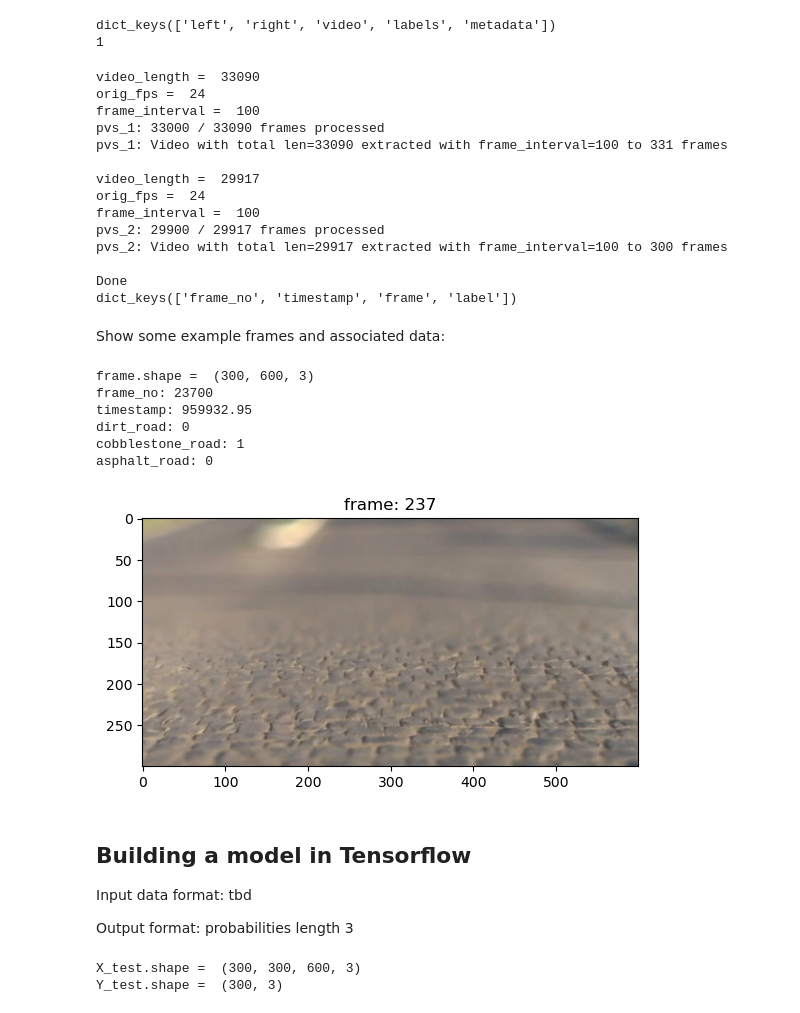
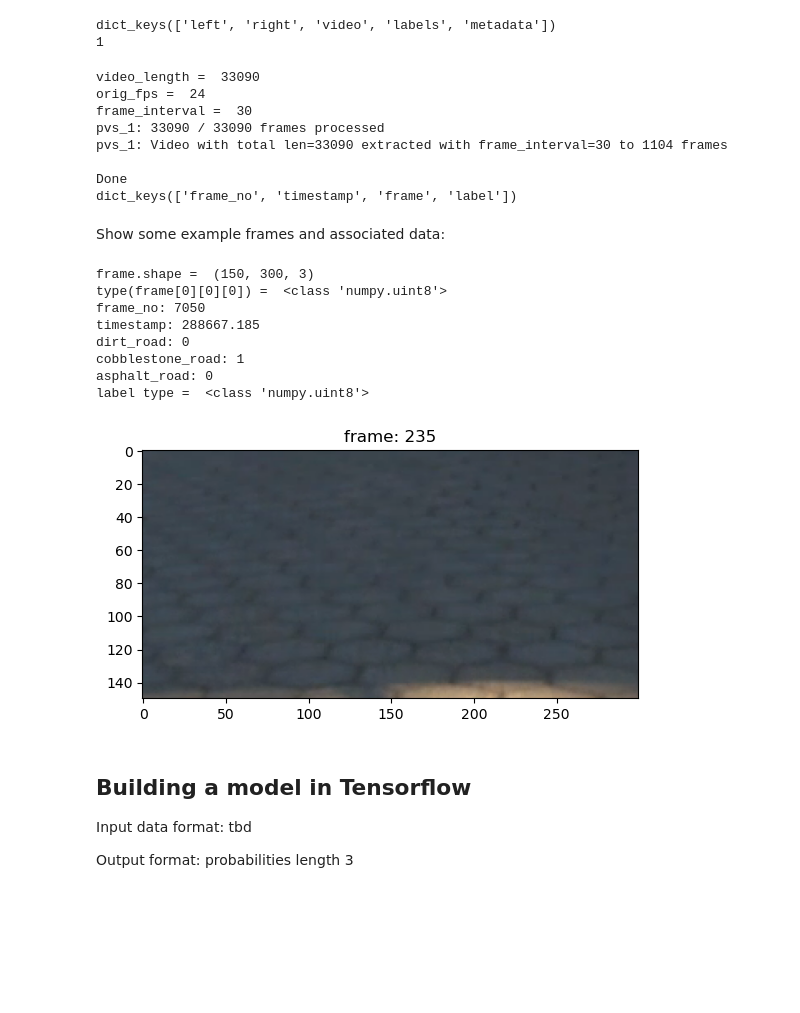
Before and after one commit to mx956/EECE568_ML_PVS_Project, a Jupyter notebook: Road_Surface_Type_Classification/road_classification_Matt.ipynb, the cells around one changed output. Cells and saved outputs as stored; diff of their text form; code cells hidden in the pictures; blank space fills up the shorter version.

Commit message:
Updated data structure, redefined global var

```diff
--- a/Road_Surface_Type_Classification/road_classification_Matt.ipynb
+++ b/Road_Surface_Type_Classification/road_classification_Matt.ipynb
@@ -132,3 +108,21 @@ CROP_VID = False       # crop video to center of screen {dimensions TBD}
+# %%
+# labels; one-hot encoded in DataFrames
+data_class_labels = ["dirt_road", "cobblestone_road", "asphalt_road"]
+
+# datasets to load {PVS_1, ..., PVS_9}
+DATASETS_TO_LOAD = [1]
+
+# Video Processing
+FRAME_INTERVAL = 30
+
+CROP_VID = True
+CROP_WIDTH = 300
+CROP_HEIGHT = 150
+
+# training and validation batch size
+BATCH_SZ = 4
+# epochs
+EPOCHS = 10
 # %%
 datasets = getDataSets(DATASETS_TO_LOAD, datasets_loc)
 # %% [output]
@@ -247,21 +243,15 @@ def extract_frames_to_dataframe(pvs_n, dataset, frame_interval=30):
   print(f"\n{pvs_n}: Video with total len={video_length} extracted with frame_interval={frame_interval} to {num_extracted} frames\n")
 # %%
 for i in DATASETS_TO_LOAD:
-  extract_frames_to_dataframe(f'pvs_{i}', datasets, frame_interval=100)
+  extract_frames_to_dataframe(f'pvs_{i}', datasets, frame_interval=FRAME_INTERVAL)
 print("Done")
-print(datasets['pvs_1']['sampled_video'].keys())
+print(datasets[f'pvs_{DATASETS_TO_LOAD[0]}']['sampled_video'].keys())
 # %% [output]
 video_length =  33090
 orig_fps =  24
-frame_interval =  100
-pvs_1: 33000 / 33090 frames processed
-pvs_1: Video with total len=33090 extracted with frame_interval=100 to 331 frames
-
-video_length =  29917
-orig_fps =  24
-frame_interval =  100
-pvs_2: 29900 / 29917 frames processed
-pvs_2: Video with total len=29917 extracted with frame_interval=100 to 300 frames
+frame_interval =  30
+pvs_1: 33090 / 33090 frames processed
+pvs_1: Video with total len=33090 extracted with frame_interval=30 to 1104 frames
 
 Done
 dict_keys(['frame_no', 'timestamp', 'frame', 'label'])
@@ -269,27 +259,32 @@ dict_keys(['frame_no', 'timestamp', 'frame', 'label'])
 Show some example frames and associated data:
 # %%
 # show some sample frames extracted randomly from dataset, show according labels and past 5 data samples
-which_dataset = 2
-frame_index = 237
+which_dataset = DATASETS_TO_LOAD[0]
+frame_index = 235
 frame = datasets[f'pvs_{which_dataset}']['sampled_video']['frame'][frame_index]
 print("frame.shape = ", frame.shape)
+print("type(frame[0][0][0]) = ", type(frame[0][0][0]))
+
 plt.figure()
 plt.imshow(frame)
 plt.title(f"frame: {frame_index}")
 
 print(f"frame_no: {datasets[f'pvs_{which_dataset}']['sampled_video']['frame_no'][frame_index]}")
 print(f"timestamp: {datasets[f'pvs_{which_dataset}']['sampled_video']['timestamp'][frame_index]}")
 print(f"dirt_road: {datasets[f'pvs_{which_dataset}']['sampled_video']['label'][frame_index][data_class_labels.index('dirt_road')]}")
 print(f"cobblestone_road: {datasets[f'pvs_{which_dataset}']['sampled_video']['label'][frame_index][data_class_labels.index('cobblestone_road')]}")
 print(f"asphalt_road: {datasets[f'pvs_{which_dataset}']['sampled_video']['label'][frame_index][data_class_labels.index('asphalt_road')]}")
+print("label type = ", type(datasets[f'pvs_{which_dataset}']['sampled_video']['label'][frame_index][data_class_labels.index('dirt_road')]))
 # %% [output]
-frame.shape =  (300, 600, 3)
-frame_no: 23700
-timestamp: 959932.95
+frame.shape =  (150, 300, 3)
+type(frame[0][0][0]) =  <class 'numpy.uint8'>
+frame_no: 7050
+timestamp: 288667.185
 dirt_road: 0
 cobblestone_road: 1
 asphalt_road: 0
+label type =  <class 'numpy.uint8'>
-[figure, old version]
+[figure, new version]
 # %% [markdown]
 ## Building a model in Tensorflow
 
@@ -300,22 +295,3 @@ Output format: probabilities length 3
 # %%
 import tensorflow as tf
 import tensorflow.keras.layers as tf_layers
-# %%
-# Example normalization (if your pixel values are in 0-255 range)
-X = np.array(datasets['pvs_1']['sampled_video']['frame'], dtype='float32') / 255.0
-
-# Combining the labels into a single multi-class label
-Y = np.stack((datasets['pvs_1']['sampled_video']['dirt_road'],
-              datasets['pvs_1']['sampled_video']['cobblestone_road'],
-              datasets['pvs_1']['sampled_video']['asphalt_road']), axis=-1, dtype='int32')
-
-X_test = np.array(datasets['pvs_2']['sampled_video']['frame'], dtype='float32') / 255.0
-Y_test = np.stack([datasets['pvs_2']['sampled_video']['dirt_road'],
-              datasets['pvs_2']['sampled_video']['cobblestone_road'],
-              datasets['pvs_2']['sampled_video']['asphalt_road']], axis=-1, dtype='int32')
-
-print("X_test.shape = ", X_test.shape)
-print("Y_test.shape = ", Y_test.shape)
-# %% [output]
-X_test.shape =  (300, 300, 600, 3)
-Y_test.shape =  (300, 3)
```
Also changed, not shown: parts of 10 cells of this notebook.
